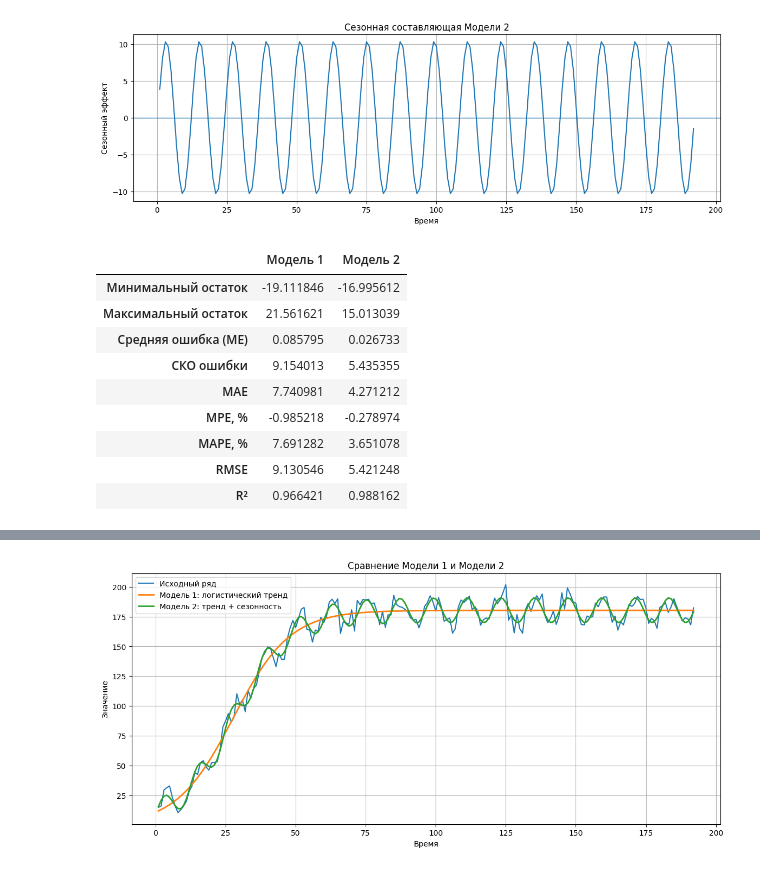
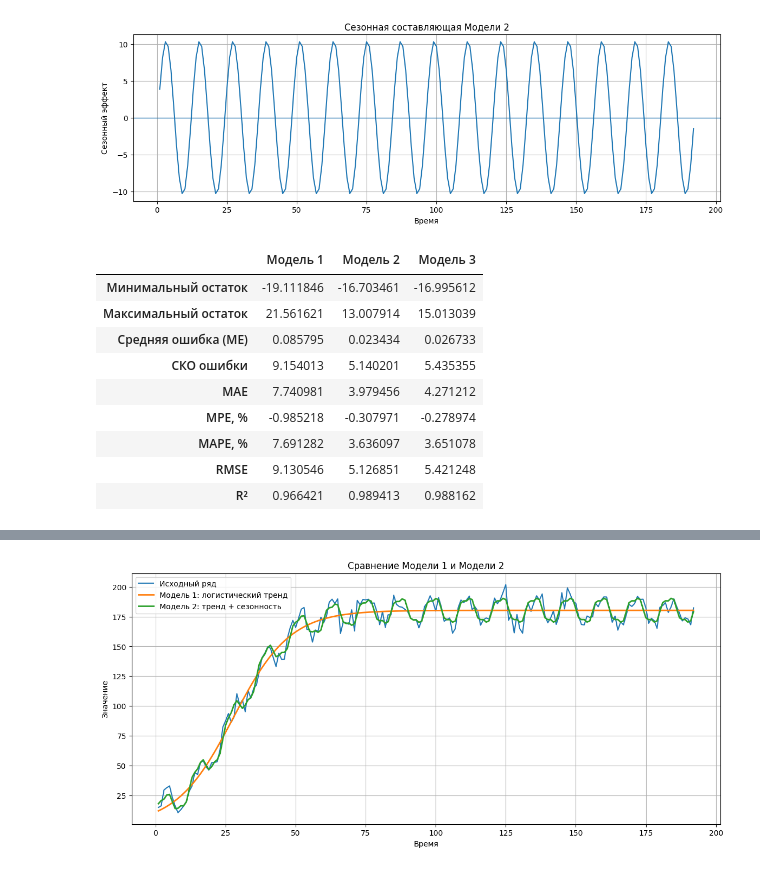
Before and after one commit to Silent-Rider/Master, a Jupyter notebook: Data analysis and interpretation/Lab №2/АПИМ_25_ЛР_2_Клименко_Бадагов.ipynb, the cells around one changed output, grey strips where cells are left out. Cells and saved outputs as stored; diff of their text form; code cells hidden in the pictures.

```diff
--- a/Data analysis and interpretation/Lab №2/АПИМ_25_ЛР_2_Клименко_Бадагов.ipynb
+++ b/Data analysis and interpretation/Lab №2/АПИМ_25_ЛР_2_Клименко_Бадагов.ipynb
@@ -453,7 +473,19 @@ def model2(t, K, r, t0, a1, b1):
+# %%
+p0_model2 = [
+    K,      # начальное K
+    r,      # начальное r
+    t0,     # начальное t0
+
+    -1.5,   # a12
+    10.0,   # b12
+
+    0.0,    # a4
+    2.5     # b4
+]
 # %%
 
 
-p0_model2 = [
+p0_model3 = [
     K,      # из Модели 1
     r,      # из Модели 1
     t0,     # из Модели 1
@@ -463,9 +527,9 @@ p0_model2 = [
 # %%
-params2, cov2 = curve_fit(
-    model2,
+params3, cov3 = curve_fit(
+    model3,
     df['t'],
     df['вар 1'],
-    p0=p0_model2,
+    p0=p0_model3,
 
     bounds=(
         [150, 0.001, 0,   -50, -50],
@@ -475,13 +539,13 @@ params2, cov2 = curve_fit(
     maxfev=100000
 )
 
-K2, r2, t02, a1, b1 = params2
+K2_3, r2_3, t02_3, a1_3, b1_3 = params3
 
-print(f'K  = {K2:.6f}')
-print(f'r  = {r2:.6f}')
-print(f't0 = {t02:.6f}')
-print(f'a1 = {a1:.6f}')
-print(f'b1 = {b1:.6f}')
+print(f'K  = {K2_3:.6f}')
+print(f'r  = {r2_3:.6f}')
+print(f't0 = {t02_3:.6f}')
+print(f'a1 = {a1_3:.6f}')
+print(f'b1 = {b1_3:.6f}')
 # %% [output]
 K  = 180.320608
 r  = 0.099235
@@ -497,7 +561,8 @@ a_1=-1.4923,
 b_1=10.2862.
 # %%
 y_model2 = model2(df['t'], *params2)
-
+y_model3 = model3(df['t'], *params3)
 resid2 = df['вар 1'] - y_model2
+resid3 = df['вар 1'] - y_model3
 # %%
 print(
@@ -555,24 +654,25 @@ def model_metrics(y, y_hat):
 # %%
 metrics1 = model_metrics(df['вар 1'], y_model1)
 metrics2 = model_metrics(df['вар 1'], y_model2)
-
+metrics3 = model_metrics(df['вар 1'], y_model3)
 table2 = pd.DataFrame({
     'Модель 1': metrics1,
-    'Модель 2': metrics2
+    'Модель 2': metrics2,
+    'Модель 3': metrics3
 })
 
 display(table2)
 # %% [output]
-|  | Модель 1 | Модель 2 |
-| Минимальный остаток | -19.111846 | -16.995612 |
-| Максимальный остаток | 21.561621 | 15.013039 |
-| Средняя ошибка (ME) | 0.085795 | 0.026733 |
-| СКО ошибки | 9.154013 | 5.435355 |
-| MAE | 7.740981 | 4.271212 |
-| MPE, % | -0.985218 | -0.278974 |
-| MAPE, % | 7.691282 | 3.651078 |
-| RMSE | 9.130546 | 5.421248 |
-| R² | 0.966421 | 0.988162 |
+|  | Модель 1 | Модель 2 | Модель 3 |
+| Минимальный остаток | -19.111846 | -16.703461 | -16.995612 |
+| Максимальный остаток | 21.561621 | 13.007914 | 15.013039 |
+| Средняя ошибка (ME) | 0.085795 | 0.023434 | 0.026733 |
+| СКО ошибки | 9.154013 | 5.140201 | 5.435355 |
+| MAE | 7.740981 | 3.979456 | 4.271212 |
+| MPE, % | -0.985218 | -0.307971 | -0.278974 |
+| MAPE, % | 7.691282 | 3.636097 | 3.651078 |
+| RMSE | 9.130546 | 5.126851 | 5.421248 |
+| R² | 0.966421 | 0.989413 | 0.988162 |
 # %%
 plt.figure(figsize=(14, 6))
 
```
Also changed, not shown: parts of 15 cells of this notebook, 4 other files.
